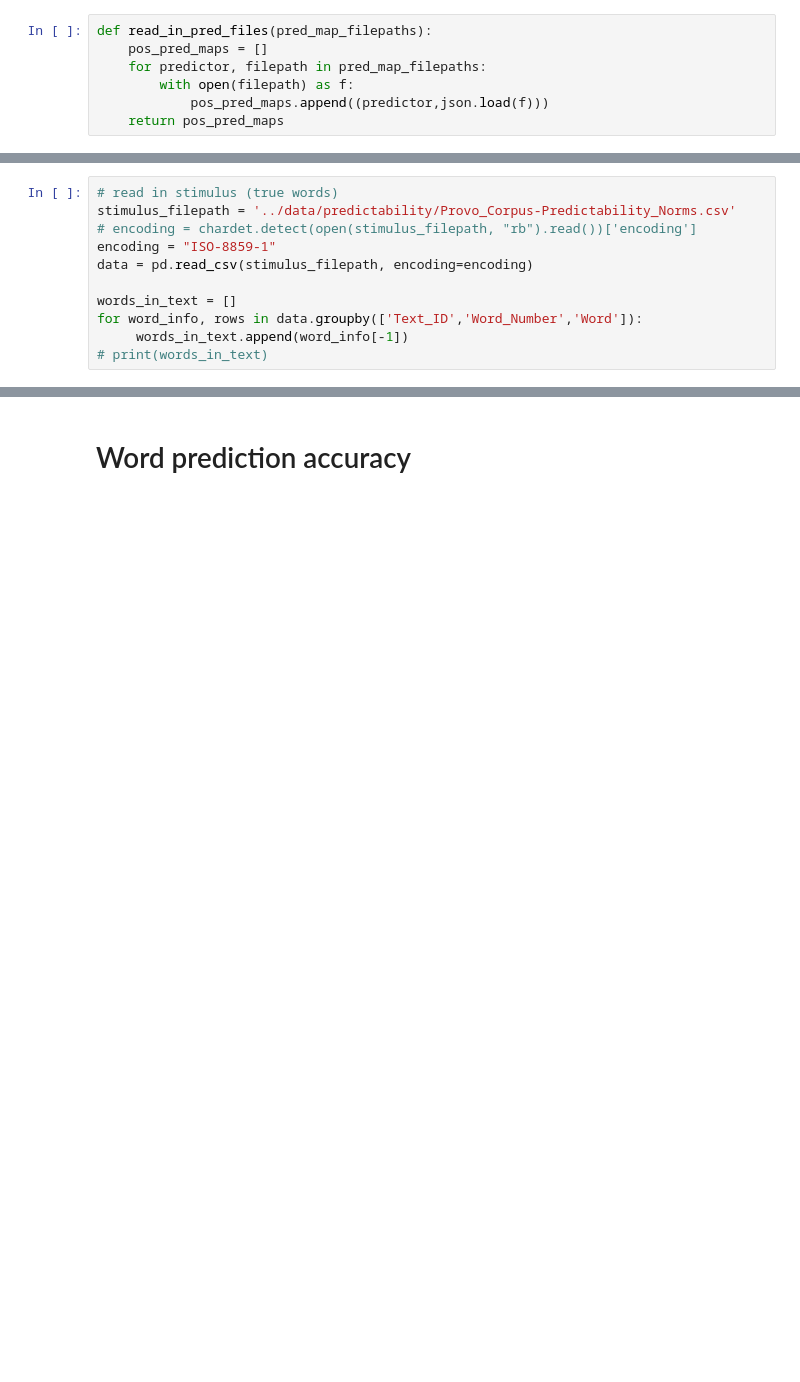
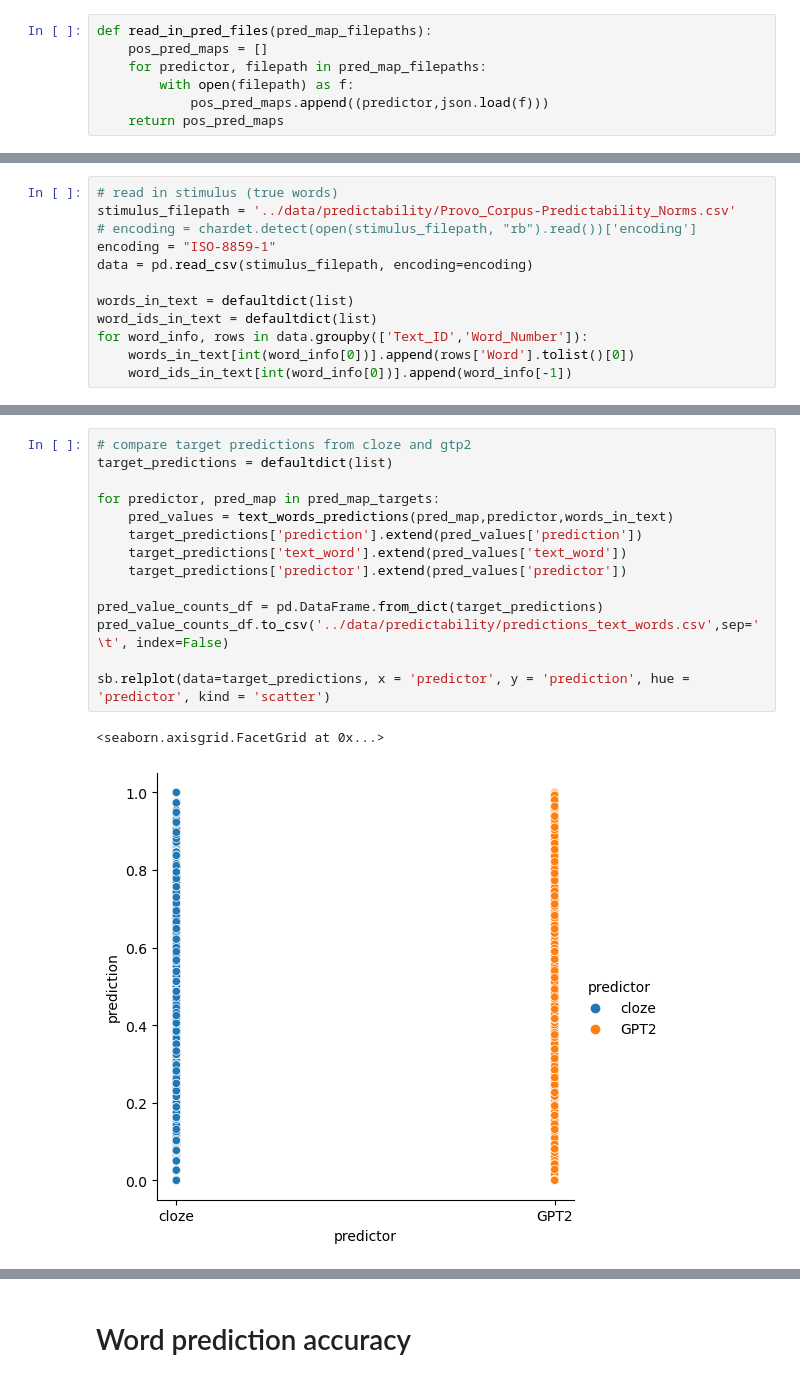
Before and after one commit to dritlopes/OB1-reader-model, a Jupyter notebook: src/evaluation.ipynb, the cells around one changed output, grey strips where cells are left out. Drawn from its saved outputs; the diff is of its cells as text; blank space fills up the shorter version.

```diff
--- a/src/evaluation.ipynb
+++ b/src/evaluation.ipynb
@@ -72,7 +71,8 @@ stimulus_filepath = '../data/predictability/Provo_Corpus-Predictability_Norms.cs
 encoding = "ISO-8859-1"
 data = pd.read_csv(stimulus_filepath, encoding=encoding)
 
-words_in_text = []
-for word_info, rows in data.groupby(['Text_ID','Word_Number','Word']):
-     words_in_text.append(word_info[-1])
-# print(words_in_text)
+words_in_text = defaultdict(list)
+word_ids_in_text = defaultdict(list)
+for word_info, rows in data.groupby(['Text_ID','Word_Number']):
+    words_in_text[int(word_info[0])].append(rows['Word'].tolist()[0])
+    word_ids_in_text[int(word_info[0])].append(word_info[-1])
@@ -94 +84,18 @@ def count_pred_values_text (pos_pred_map,text_words):
+# %%
+# compare target predictions from cloze and gtp2
+target_predictions = defaultdict(list)
+
+for predictor, pred_map in pred_map_targets:
+    pred_values = text_words_predictions(pred_map,predictor,words_in_text)
+    target_predictions['prediction'].extend(pred_values['prediction'])
+    target_predictions['text_word'].extend(pred_values['text_word'])
+    target_predictions['predictor'].extend(pred_values['predictor'])
+
+pred_value_counts_df = pd.DataFrame.from_dict(target_predictions)
+pred_value_counts_df.to_csv('../data/predictability/predictions_text_words.csv',sep='\t', index=False)
+
+sb.relplot(data=target_predictions, x = 'predictor', y = 'prediction', hue = 'predictor', kind = 'scatter')
+# %% [output]
+<seaborn.axisgrid.FacetGrid at 0x...>
+[figure, added]
 # %%
```
Also changed, not shown: parts of 31 cells of this notebook, 6 other files.
